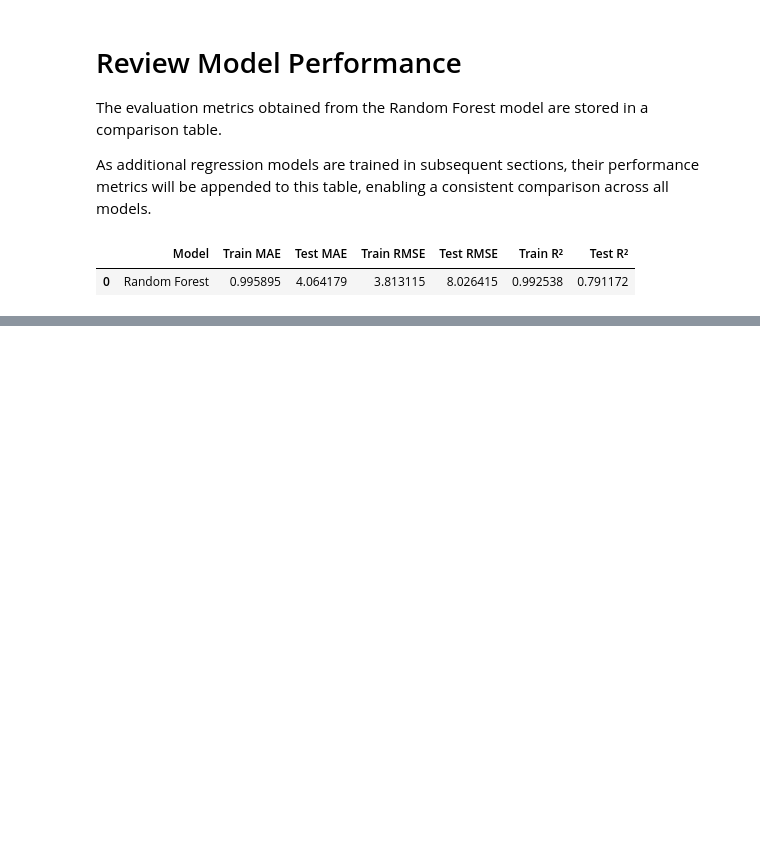
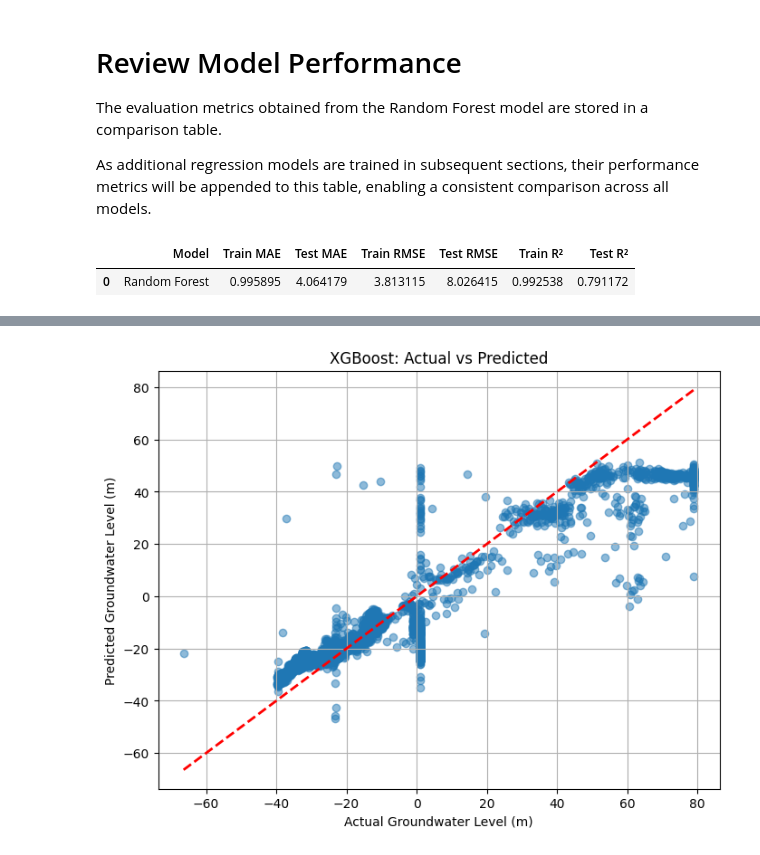
Before and after one commit to Koushik23R/groundwater-ai, a Jupyter notebook: notebooks/06_model_training_comparison.ipynb, the cells around one changed output, grey strips where cells are left out. Drawn from its saved outputs; the diff is of its cells as text; code cells hidden in the pictures; blank space fills up the shorter version.

```diff
--- a/notebooks/06_model_training_comparison.ipynb
+++ b/notebooks/06_model_training_comparison.ipynb
@@ -391,0 +406,18 @@ results_df
+# %%
+# Initialize XGBoost Regressor
+xgb_model = XGBRegressor(
+    n_estimators=300,
+    learning_rate=0.05,
+    max_depth=6,
+    subsample=0.8,
+    colsample_bytree=0.8,
+    objective="reg:squarederror",
+    random_state=42,
+    n_jobs=-1
+)
+
+# Train and evaluate
+xgb_model, xgb_predictions = evaluate_model(
+    "XGBoost",
+    xgb_model
+)
@@ -391,0 +443,28 @@ results_df
+# %%
+# Calculate residuals
+xgb_residuals = y_test - xgb_predictions
+
+plt.figure(figsize=(8,6))
+
+plt.scatter(
+    y_test,
+    xgb_predictions,
+    alpha=0.5
+)
+
+plt.plot(
+    [y_test.min(), y_test.max()],
+    [y_test.min(), y_test.max()],
+    'r--',
+    linewidth=2
+)
+
+plt.xlabel("Actual Groundwater Level (m)")
+plt.ylabel("Predicted Groundwater Level (m)")
+plt.title("XGBoost: Actual vs Predicted")
+
+plt.grid(True)
+
+plt.show()
+# %% [output]
+[figure, added]
```
Also changed, not shown: parts of 9 cells of this notebook.
